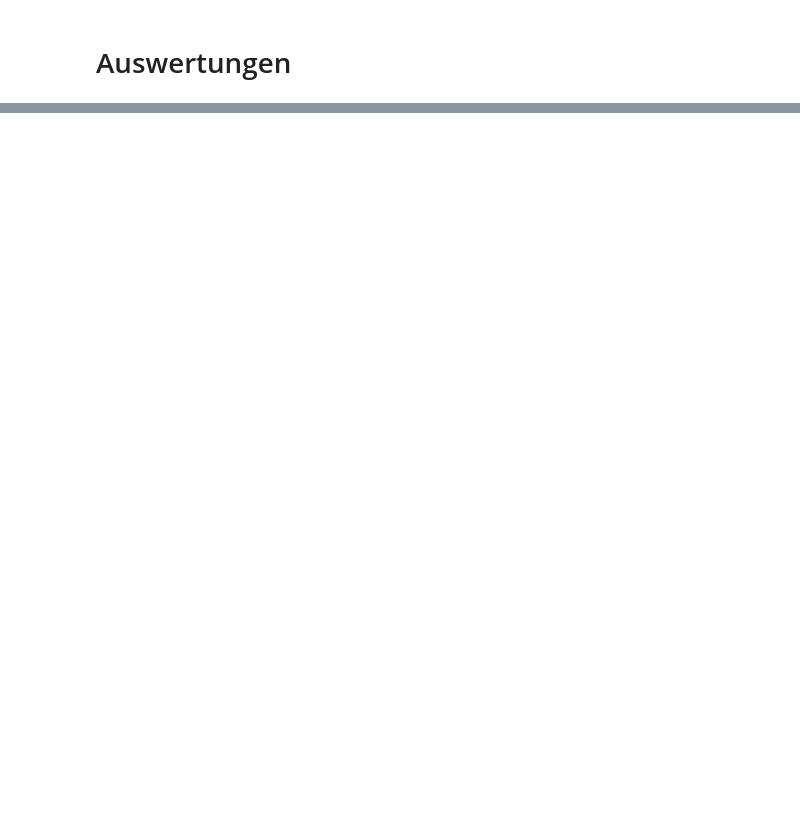
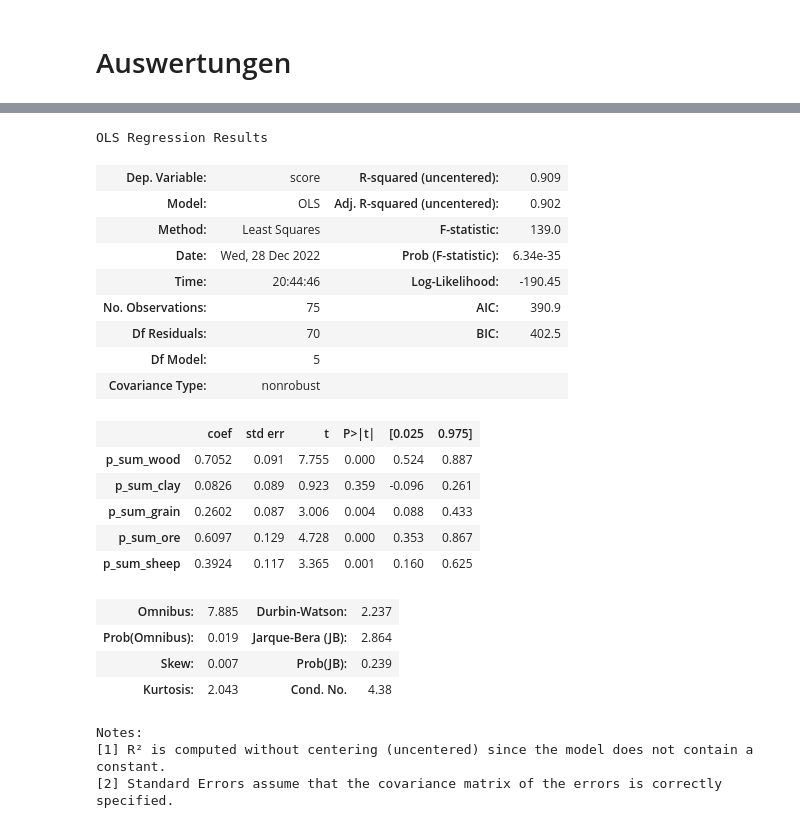
Before and after one commit to mxfuh/catan_data, a Jupyter notebook: catan_insights.ipynb, the cells around one changed output, grey strips where cells are left out. Drawn from its saved outputs; the diff is of its cells as text; code cells hidden in the pictures; blank space fills up the shorter version.

```diff
--- a/catan_insights.ipynb
+++ b/catan_insights.ipynb
@@ -77,0 +121,32 @@ shares.to_excel("xxv001 - resource shares by player.xlsx")
+# %%
+X = df[["p_sum_wood","p_sum_clay","p_sum_grain","p_sum_ore","p_sum_sheep"]]
+
+y = df["score"]
+# %%
+model = sm.OLS(y, X,missing = "drop",hasconst=None).fit()
+
+model.summary()
+# %% [output]
+OLS Regression Results
+| Dep. Variable: | score | R-squared (uncentered): | 0.909 |
+| Model: | OLS | Adj. R-squared (uncentered): | 0.902 |
+| Method: | Least Squares | F-statistic: | 139.0 |
+| Date: | Wed, 28 Dec 2022 | Prob (F-statistic): | 6.34e-35 |
+| Time: | 20:44:46 | Log-Likelihood: | -190.45 |
+| No. Observations: | 75 | AIC: | 390.9 |
+| Df Residuals: | 70 | BIC: | 402.5 |
+| Df Model: | 5 |  |  |
+| Covariance Type: | nonrobust |  |  |
+|  | coef | std err | t | P>|t| | [0.025 | 0.975] |
+| p_sum_wood | 0.7052 | 0.091 | 7.755 | 0.000 | 0.524 | 0.887 |
+| p_sum_clay | 0.0826 | 0.089 | 0.923 | 0.359 | -0.096 | 0.261 |
+| p_sum_grain | 0.2602 | 0.087 | 3.006 | 0.004 | 0.088 | 0.433 |
+| p_sum_ore | 0.6097 | 0.129 | 4.728 | 0.000 | 0.353 | 0.867 |
+| p_sum_sheep | 0.3924 | 0.117 | 3.365 | 0.001 | 0.160 | 0.625 |
+| Omnibus: | 7.885 | Durbin-Watson: | 2.237 |
+| Prob(Omnibus): | 0.019 | Jarque-Bera (JB): | 2.864 |
+| Skew: | 0.007 | Prob(JB): | 0.239 |
+| Kurtosis: | 2.043 | Cond. No. | 4.38 |
+Notes:
+[1] R² is computed without centering (uncentered) since the model does not contain a constant.
+[2] Standard Errors assume that the covariance matrix of the errors is correctly specified.
```
Also changed, not shown: parts of 18 cells of this notebook.
